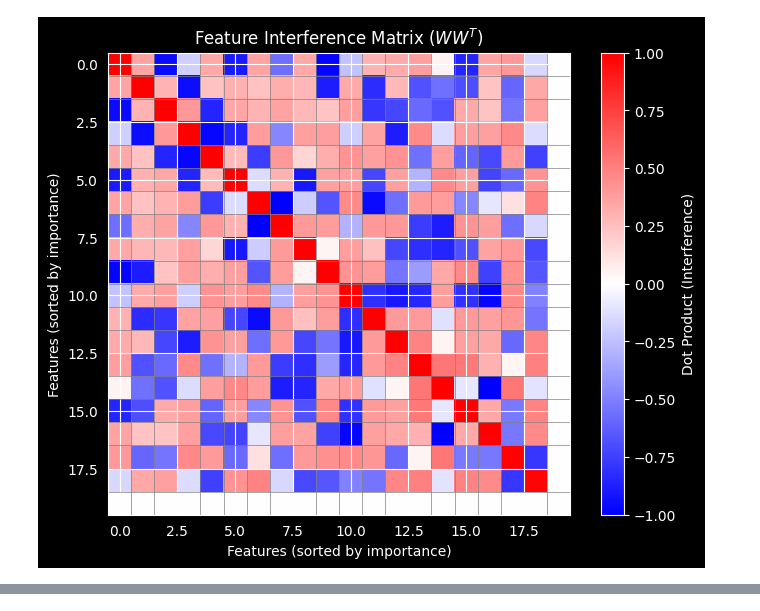
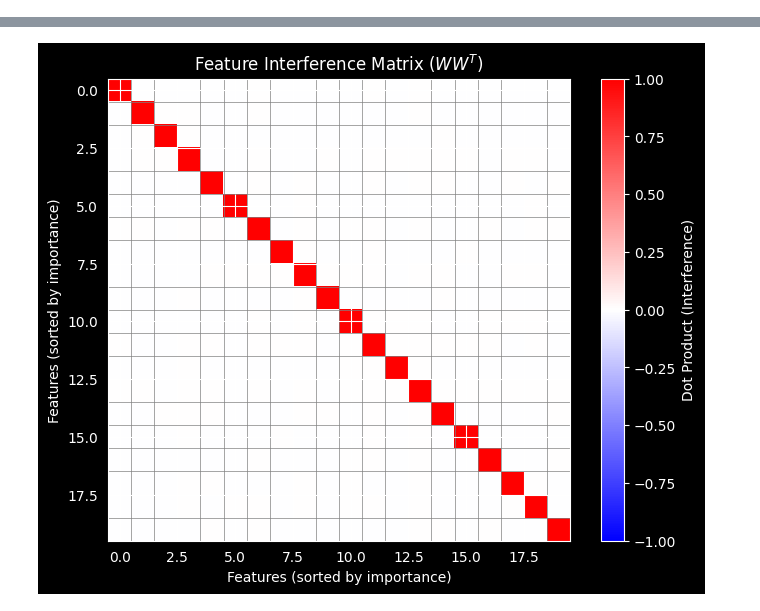
Before and after one commit to rashomon-gh/toy-model-superposition, a Jupyter notebook: notebooks/superposition.ipynb, the cells around one changed output, grey strips where cells are left out. Drawn from its saved outputs; the diff is of its cells as text; code cells hidden in the pictures.

```diff
--- a/notebooks/superposition.ipynb
+++ b/notebooks/superposition.ipynb
@@ -18,4 +20,6 @@ Step 4000 | Loss: 0.0033
-# %%
-visualize_interference(trained_state)
-# %% [output]
-[figure, removed]
+# %%
+trained_state, trained_model = train_toy_model(
+    num_features=20, hidden_dim=20, sparsity=0, steps=10000
+)
+visualize_interference(trained_state)
+# %% [output]
@@ -21,0 +36 @@ visualize_interference(trained_state)
+[figure, added]
```
Also changed, not shown: parts of 14 cells of this notebook, 1 other file.
